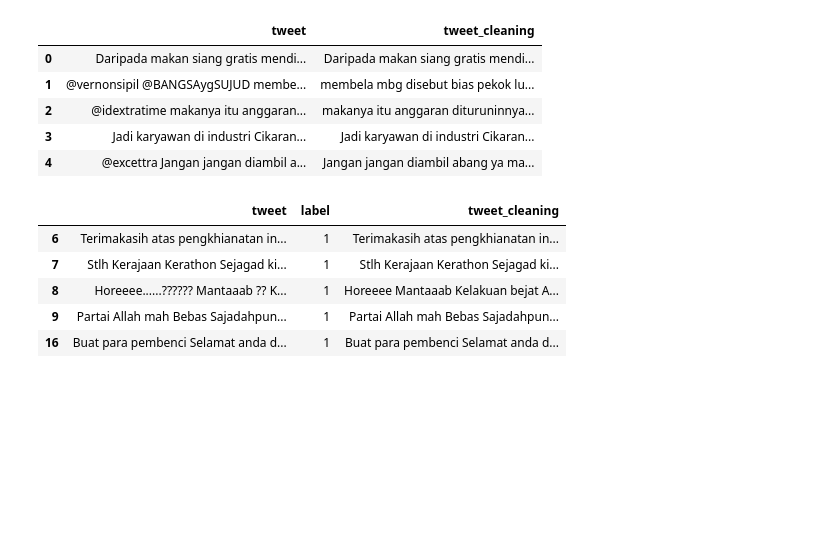
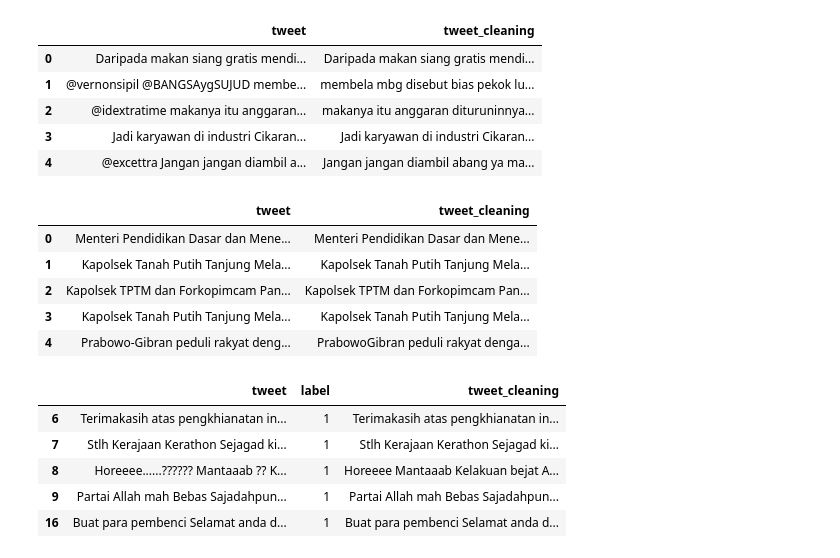
Before and after one commit to yuemway/Analisis-Sentimen-Masyarakat-pada-Program-Makan-Siang-Gratis, a Jupyter notebook: preprocessing.ipynb, the cells around one changed output. Saved outputs shown, nothing was run; the diff lists cells and outputs as text; code cells hidden in the pictures; blank space fills up the shorter version.

```diff
--- a/preprocessing.ipynb
+++ b/preprocessing.ipynb
@@ -235,3 +235,5 @@ A value is trying to be set on a copy of a slice from a DataFrame
 
 See the caveats in the documentation: https://pandas.pydata.org/pandas-docs/stable/user_guide/indexing.html#returning-a-view-versus-a-copy
   data_mbg.drop_duplicates(inplace=True)
+# %%
+data_mbg2.drop_duplicates(inplace=True)
@@ -238,6 +245,8 @@ See the caveats in the documentation: https://pandas.pydata.org/pandas-docs/stab
 # %%
 # Ubah nama kolom 'full_text' jadi 'tweet'
 data_mbg = data_mbg.rename(columns={'full_text': 'tweet'})
+# %%
+data_mbg2 = data_mbg2.rename(columns={'text': 'tweet'})
 # %%
 data_mbg.head()
 # %% [output]
@@ -269,6 +287,8 @@ def clean_tweet(tweet):
     return tweet
 # %%
 data_mbg['tweet_cleaning'] = data_mbg['tweet'].apply(clean_tweet)
+# %%
+data_mbg2['tweet_cleaning'] = data_mbg2['tweet'].apply(clean_tweet)
 # %%
 data_sarc['tweet_cleaning'] = data_sarc['tweet'].apply(clean_tweet)
 # %% [output]
@@ -286,6 +306,15 @@ data_mbg.head()
 | 2 | @idextratime makanya itu anggaran... | makanya itu anggaran dituruninnya... |
 | 3 | Jadi karyawan di industri Cikaran... | Jadi karyawan di industri Cikaran... |
 | 4 | @excettra Jangan jangan diambil a... | Jangan jangan diambil abang ya ma... |
+# %%
+data_mbg2.head()
+# %% [output]
+|  | tweet | tweet_cleaning |
+| 0 | Menteri Pendidikan Dasar dan Mene... | Menteri Pendidikan Dasar dan Mene... |
+| 1 | Kapolsek Tanah Putih Tanjung Mela... | Kapolsek Tanah Putih Tanjung Mela... |
+| 2 | Kapolsek TPTM dan Forkopimcam Pan... | Kapolsek TPTM dan Forkopimcam Pan... |
+| 3 | Kapolsek Tanah Putih Tanjung Mela... | Kapolsek Tanah Putih Tanjung Mela... |
+| 4 | Prabowo-Gibran peduli rakyat deng... | PrabowoGibran peduli rakyat denga... |
 # %%
 data_sarc.head()
 # %% [output]
```
Also changed, not shown: parts of 4 cells of this notebook.
